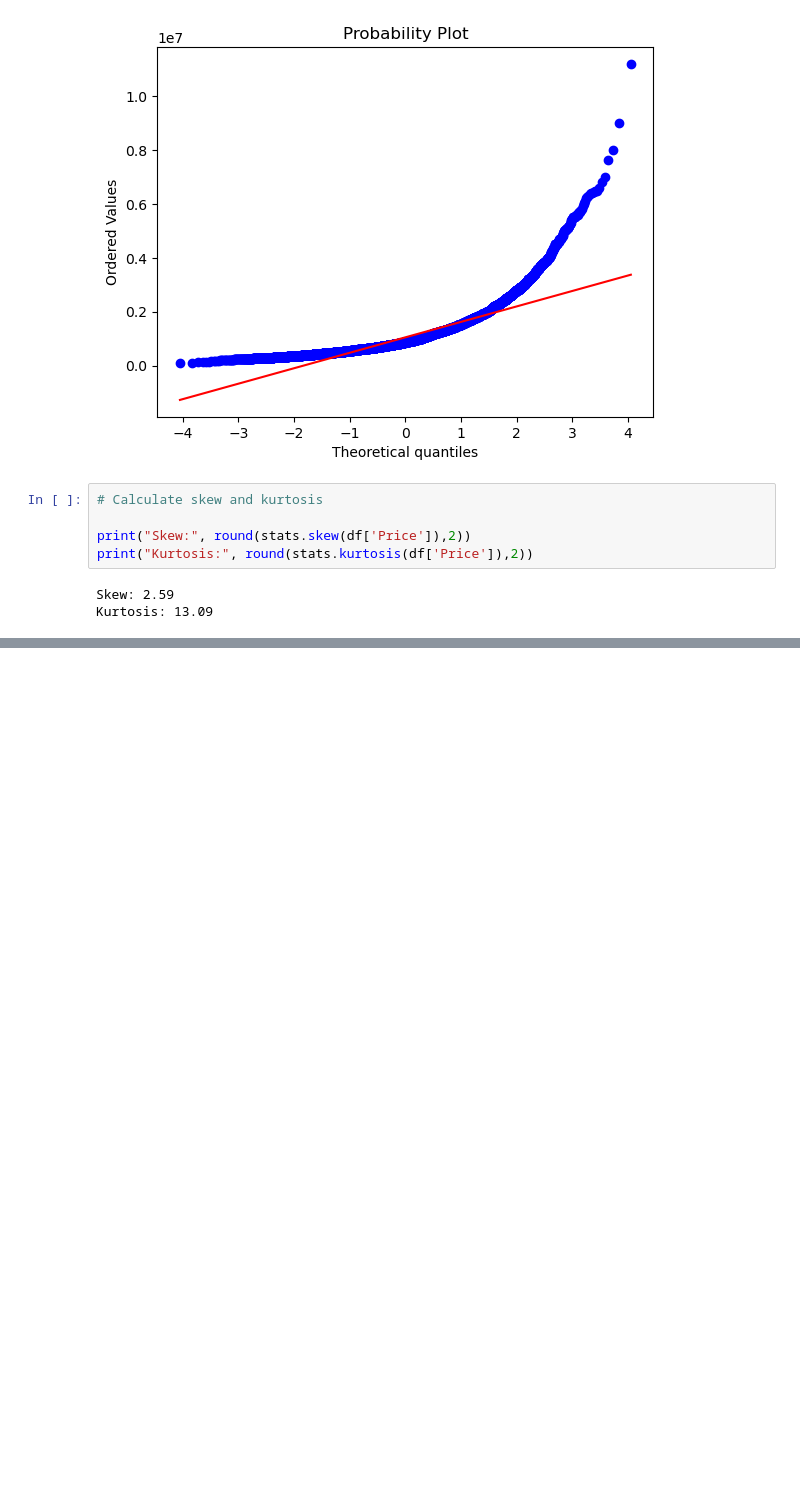
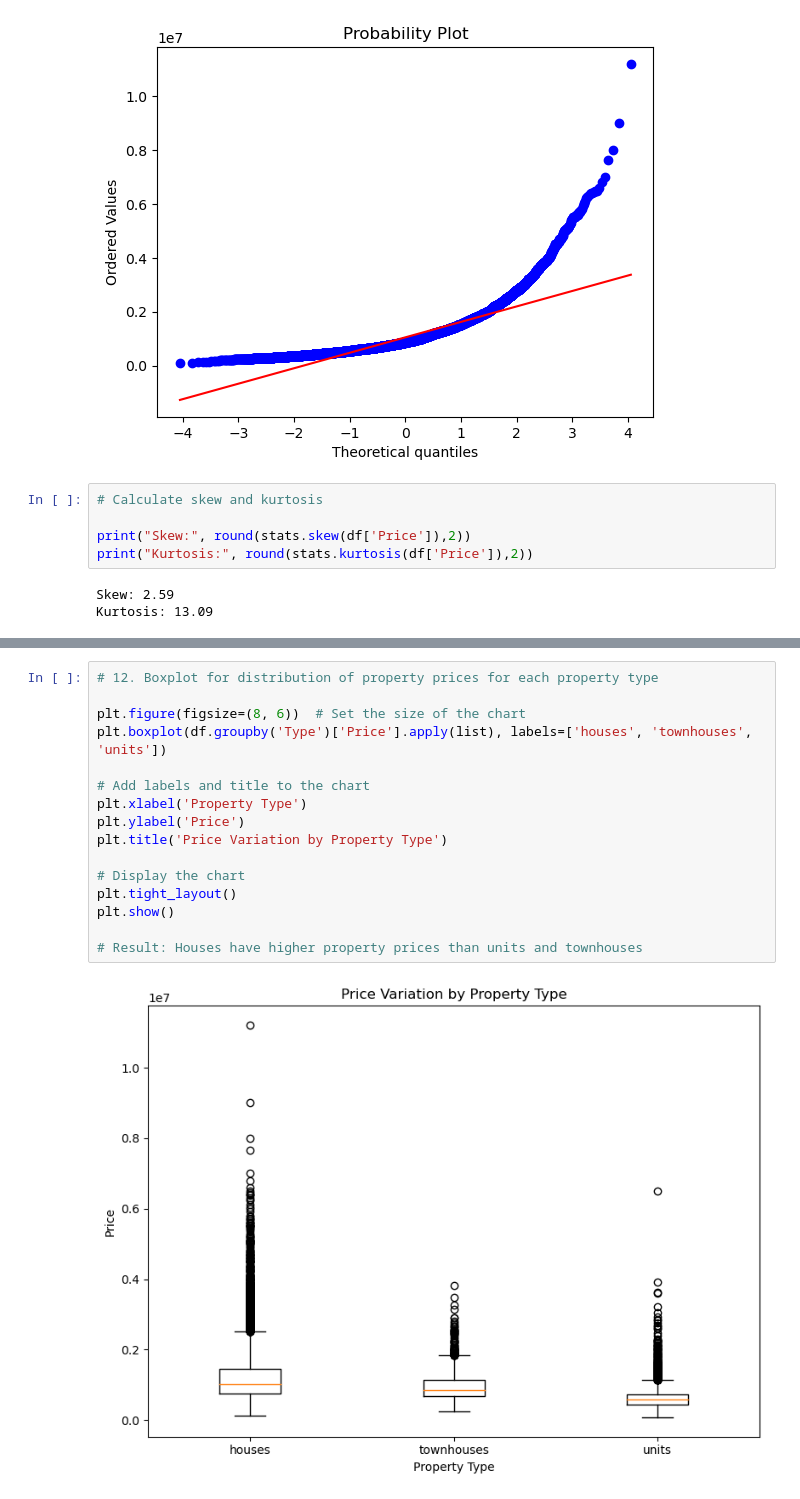
Before and after one commit to Frussen/ironhack_lab, a Jupyter notebook: Week 5 - MidTerm/eda_assessment/housing_dataset_eda.ipynb, the cells around one changed output, grey strips where cells are left out. Cells and saved outputs as stored; diff of their text form; blank space fills up the shorter version.

```diff
--- a/Week 5 - MidTerm/eda_assessment/housing_dataset_eda.ipynb
+++ b/Week 5 - MidTerm/eda_assessment/housing_dataset_eda.ipynb
@@ -201,0 +227,18 @@ KstestResult(statistic=1.0, pvalue=0.0, statistic_location=85000.0, statistic_si
+# %%
+# 12. Boxplot for distribution of property prices for each property type
+
+plt.figure(figsize=(8, 6))  # Set the size of the chart
+plt.boxplot(df.groupby('Type')['Price'].apply(list), labels=['houses', 'townhouses', 'units'])
+
+# Add labels and title to the chart
+plt.xlabel('Property Type')
+plt.ylabel('Price')
+plt.title('Price Variation by Property Type')
+
+# Display the chart
+plt.tight_layout()
+plt.show()
+
+# Result: Houses have higher property prices than units and townhouses
+# %% [output]
+[figure, added]
```
Also changed, not shown: parts of 6 cells of this notebook, 3 other files.
